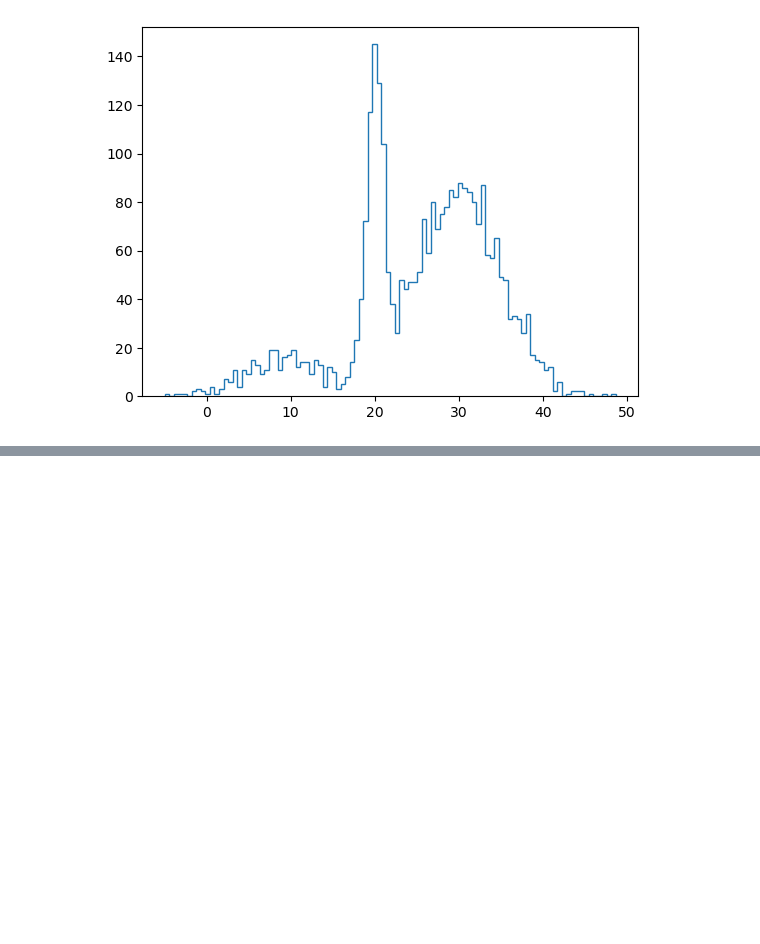
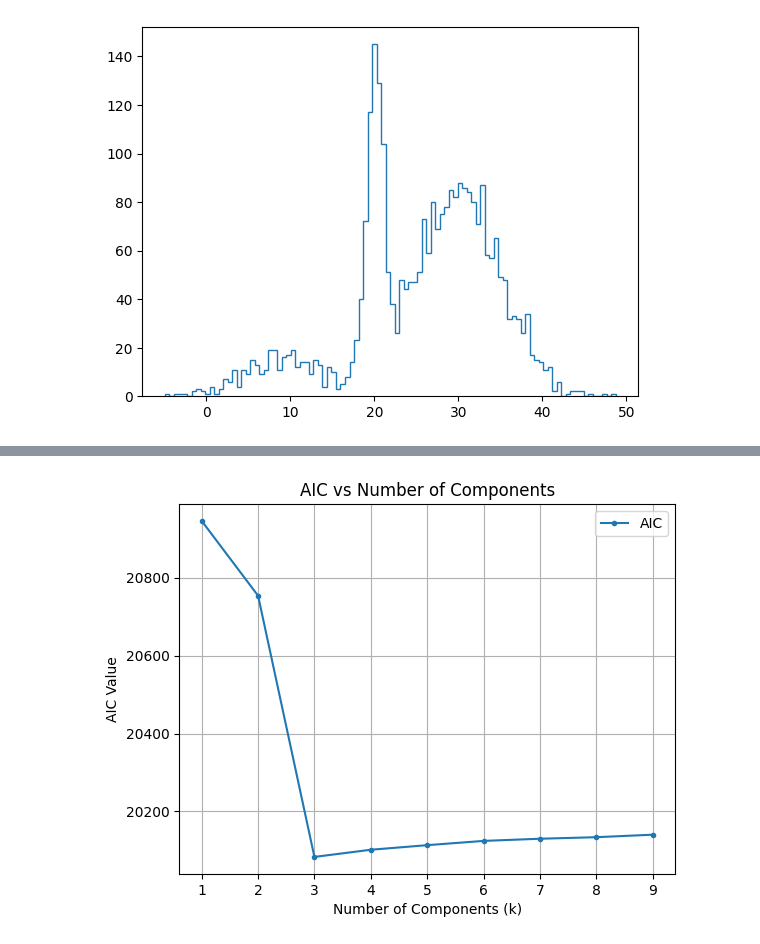
Before and after one commit to ludovicarbone/astrostatistics_bicocca_2024, a Jupyter notebook: working/L06_es1.ipynb, the cells around one changed output, grey strips where cells are left out. Saved outputs shown, nothing was run; the diff lists cells and outputs as text; code cells hidden in the pictures; blank space fills up the shorter version.

```diff
--- a/working/L06_es1.ipynb
+++ b/working/L06_es1.ipynb
@@ -30,7 +14,7 @@ from sklearn.mixture import GaussianMixture
 #from astroML.plotting import setup_text_plots
 #setup_text_plots(fontsize=13, usetex=True)
 # %%
-X=np.load("formationchannels.npy")
+X = np.load("../solutions/formationchannels.npy")
 # %%
 plt.hist(X, bins=100, histtype='step')
 plt.show()
@@ -38,0 +35,15 @@ plt.show()
+# %%
+#GaussianMixture
+models = [GaussianMixture(n_components=k).fit(X.reshape(-1, 1)) for k in range(1, 10)]
+
+AIC = [m.aic(X) for m in models]
+
+plt.plot(range(1, 10), AIC, label='AIC', marker='.')
+plt.xlabel('Number of Components (k)')
+plt.ylabel('AIC Value')
+plt.title('AIC vs Number of Components')
+plt.legend()
+plt.grid()
+plt.show()
+# %% [output]
+[figure, added]
```
Also changed, not shown: parts of 6 cells of this notebook, 1 other file.
